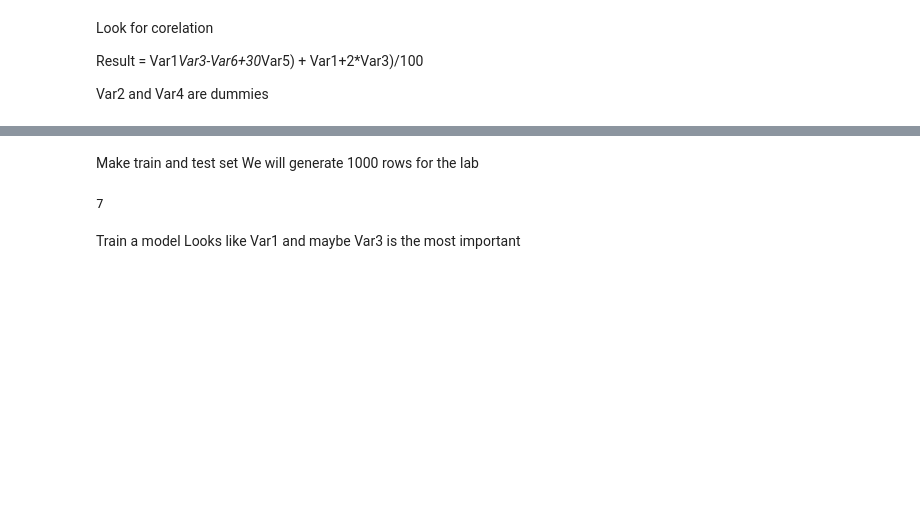
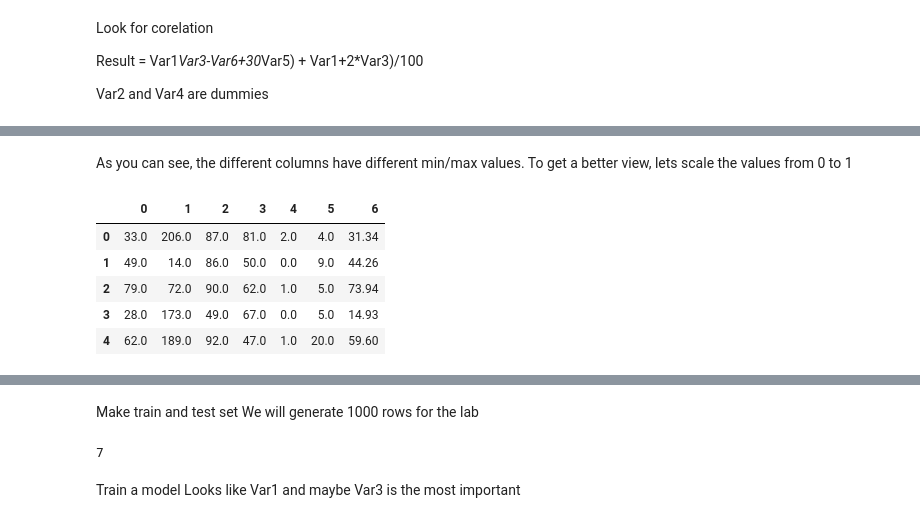
Before and after one commit to umaimehm/Intro_to_AI, a Jupyter notebook: 2021 Lab/Lab4/Untitled.ipynb, the cells around one changed output, grey strips where cells are left out. Drawn from its saved outputs; the diff is of its cells as text; code cells hidden in the pictures; blank space fills up the shorter version.

```diff
--- a/2021 Lab/Lab4/Untitled.ipynb
+++ b/2021 Lab/Lab4/Untitled.ipynb
@@ -82 +99,16 @@ ax3 = df.plot(kind='scatter', x='Var3', y='Result', color='b', ax=ax1)
+# %% [markdown]
+As you can see, the different columns have different min/max values. To get a better view, lets scale the values from 0 to 1
+# %%
+# We can reverse the scaling whit tihs code:
+x = df.values #returns a numpy array
+x = scaler.inverse_transform(x)
+df2 = pd.DataFrame(x)
+df2.head()
+# %% [output]
+|  | 0 | 1 | 2 | 3 | 4 | 5 | 6 |
+| 0 | 33.0 | 206.0 | 87.0 | 81.0 | 2.0 | 4.0 | 31.34 |
+| 1 | 49.0 | 14.0 | 86.0 | 50.0 | 0.0 | 9.0 | 44.26 |
+| 2 | 79.0 | 72.0 | 90.0 | 62.0 | 1.0 | 5.0 | 73.94 |
+| 3 | 28.0 | 173.0 | 49.0 | 67.0 | 0.0 | 5.0 | 14.93 |
+| 4 | 62.0 | 189.0 | 92.0 | 47.0 | 1.0 | 20.0 | 59.60 |
 # %%
```
Also changed, not shown: parts of 21 cells of this notebook, 8 other files.
